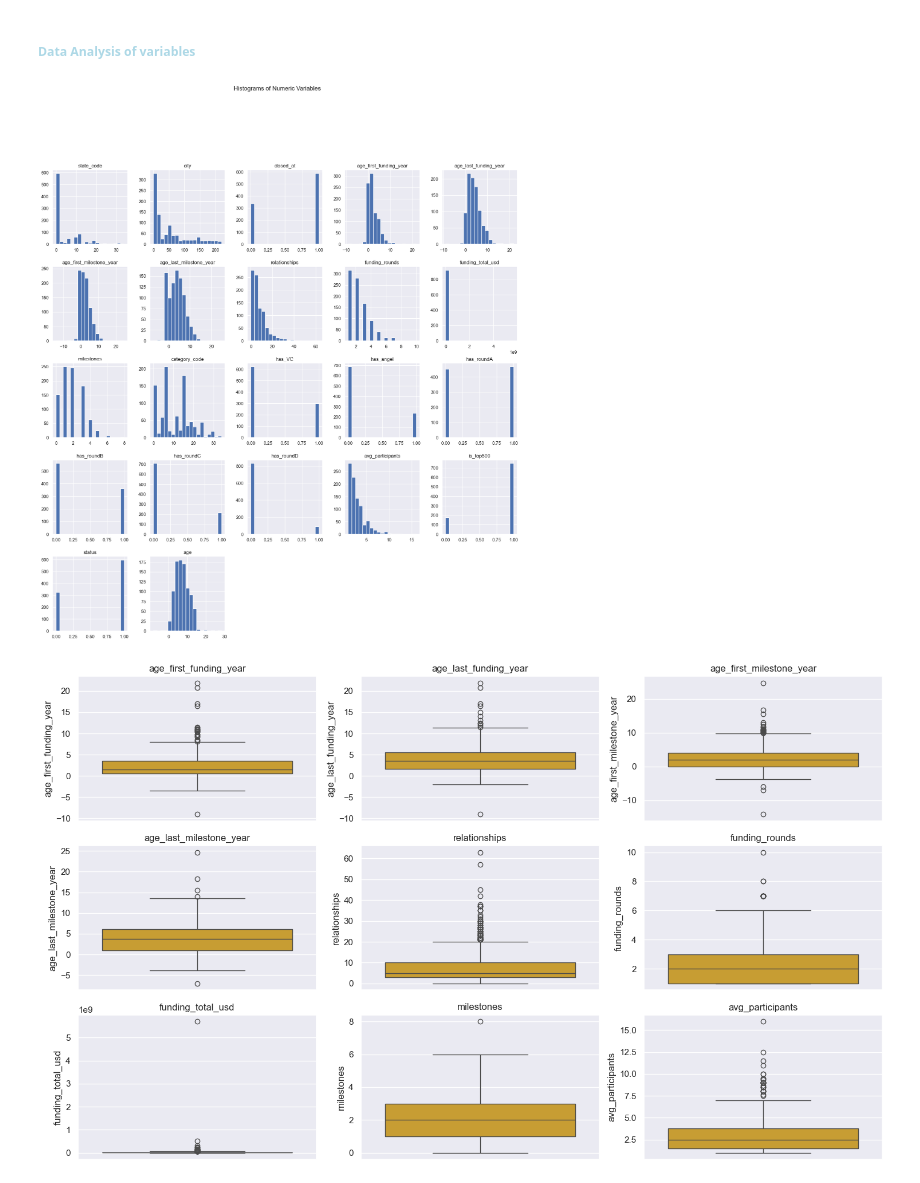
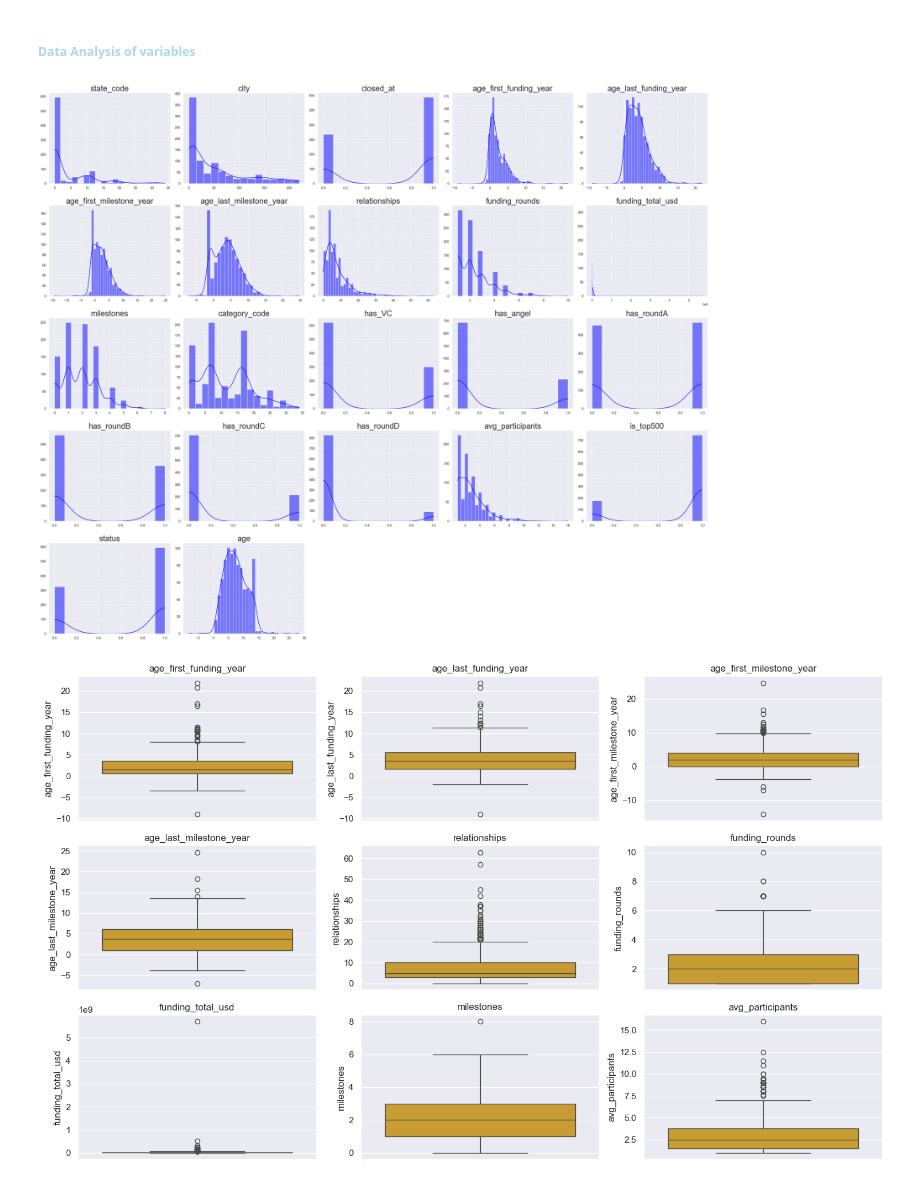
Before and after one commit to GabrielaArzateR/Predicting_startup_succes-, a Jupyter notebook: notebook/data_exploratio.ipynb, the cells around one changed output. Saved outputs shown, nothing was run; the diff lists cells and outputs as text; code cells hidden in the pictures.

Commit message:
visualization outliers

```diff
--- a/notebook/data_exploratio.ipynb
+++ b/notebook/data_exploratio.ipynb
@@ -446,14 +446,3 @@ plt.show()
 [figure]
 # %% [markdown]
 ##### <span style="color: #add8e6;"> Data Analysis of variables
-# %%
-import matplotlib.pyplot as plt
-import seaborn as sns
-# Assuming 'df' is your DataFrame containing the dataset
-# Histograms for Numeric Variables
-numeric_cols = data_df.select_dtypes(include='number').columns
-data_df[numeric_cols].hist(figsize=(20, 20), bins=19)
-plt.suptitle('Histograms of Numeric Variables', y=1.02)
-plt.show()
-# %% [output]
-[figure, removed]
@@ -460,3 +451,36 @@ plt.show()
+# %%
+import seaborn as sns
+import matplotlib.pyplot as plt
+import numpy as np
+
+# Assuming `data_df` is your DataFrame
+
+# Select only numeric columns for histogram plots
+numeric_columns = data_df.select_dtypes(include=[np.number]).columns.tolist()
+
+# Determine the number of rows and columns for the subplots
+num_variables = len(numeric_columns)
+num_columns = 5  # You can choose how many columns you want per row
+num_rows = int(np.ceil(num_variables / num_columns))
+
+# Set the overall figure size to give each subplot a little more room
+fig_width = num_columns * 6  # 5 inches per subplot column
+fig_height = num_rows * 5    # 4 inches per subplot row
+
+plt.figure(figsize=(fig_width, fig_height))
+
+for i, column in enumerate(numeric_columns):
+    plt.subplot(num_rows, num_columns, i+1)
+    plt.title(column, fontsize=25)
+    sns.histplot(data_df[column], color="blue", kde=True)  # Adding KDE for smooth distribution curve.
+    plt.xlabel('')  # Remove x labels to prevent clutter
+    plt.ylabel('')  # Remove y labels to prevent clutter
+
+# Adjust layout to prevent overlap
+plt.tight_layout()
+plt.show()
+# %% [output]
+[figure, added]
 # %%
 import seaborn as sns
 import matplotlib.pyplot as plt
```
Also changed, not shown: parts of 12 cells of this notebook.
